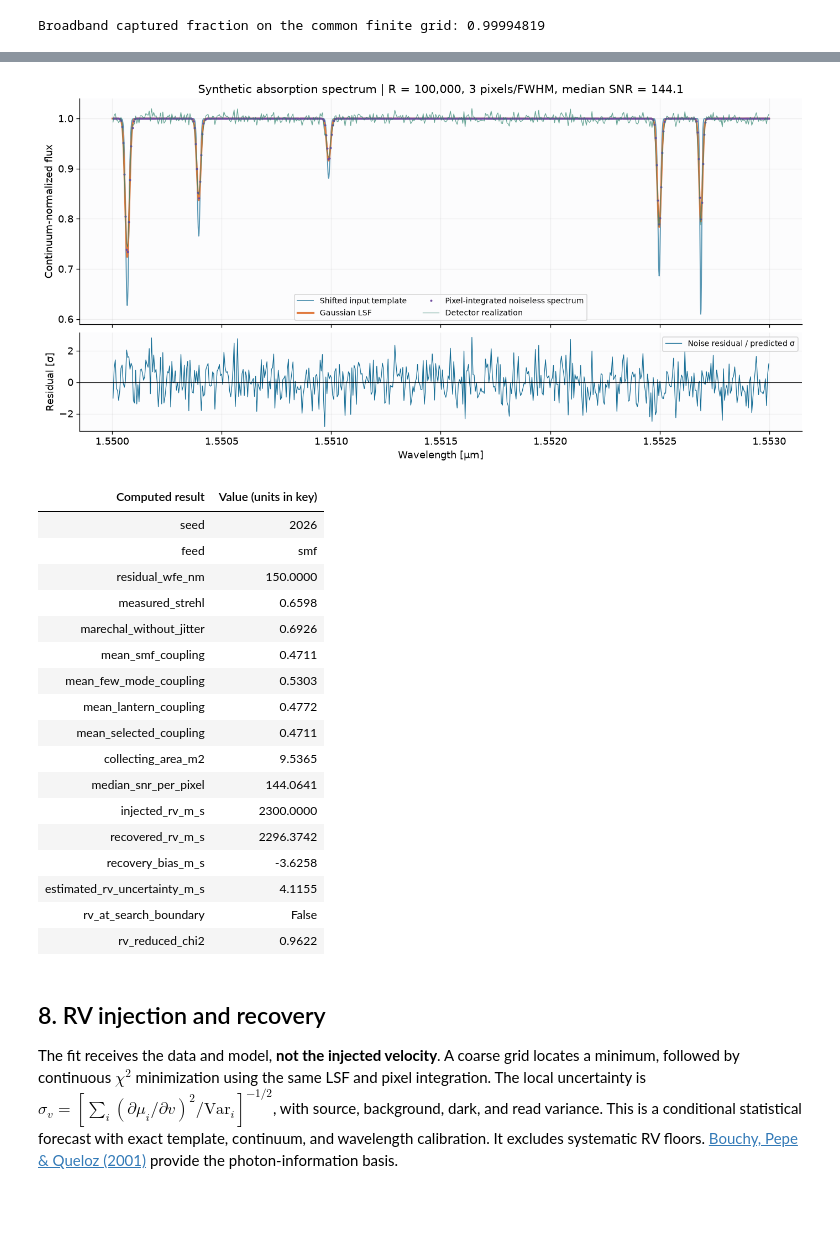
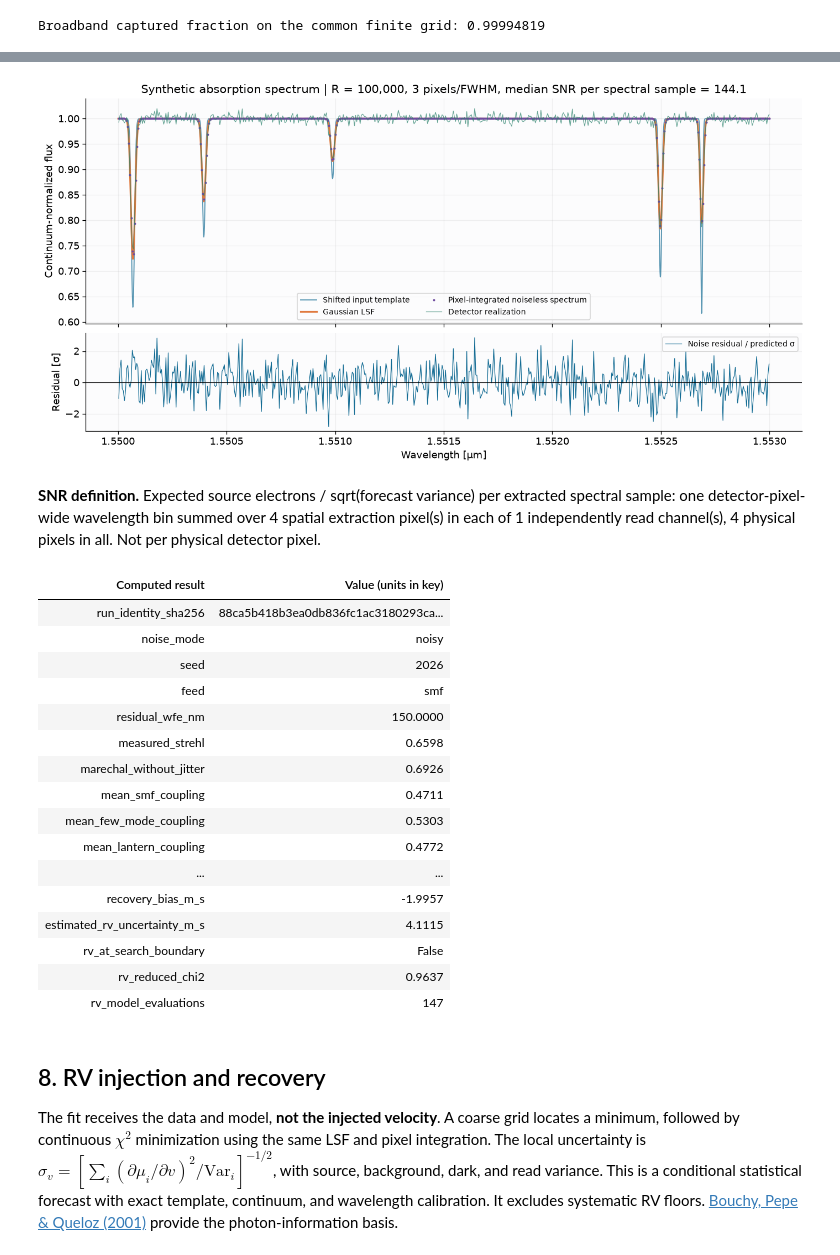
Before and after one commit to xhvoid/Astrophotonics, a Jupyter notebook: notebooks/eso_astrophotonics_showcase.ipynb, the cells around one changed output, grey strips where cells are left out. Drawn from its saved outputs; the diff is of its cells as text; code cells hidden in the pictures; blank space fills up the shorter version.

```diff
--- a/notebooks/eso_astrophotonics_showcase.ipynb
+++ b/notebooks/eso_astrophotonics_showcase.ipynb
@@ -322,26 +340,31 @@ known exactly in this synthetic example. SNR is **per detector pixel**.
 # %%
 baseline = run_simulation(cfg)
 save_result(baseline,RESULTS/'showcase_baseline')
 summary = baseline.summary()
 forward = baseline.spectral_model.evaluate(cfg.observation.injected_rv_m_s)
 model = baseline.spectral_model
 det = baseline.detector
 select = (model.wavelength_um >= 1.550) & (model.wavelength_um <= 1.553)
 highselect = (forward.highres_wavelength_um >= 1.550) & (forward.highres_wavelength_um <= 1.553)
 fig,axes=plt.subplots(2,1,figsize=(12,6),layout='constrained',sharex=True,gridspec_kw={'height_ratios':[2.3,1]})
 axes[0].plot(forward.highres_wavelength_um[highselect],forward.input_flux[highselect],lw=1.2,alpha=0.7,label='Shifted input template')
 axes[0].plot(forward.highres_wavelength_um[highselect],forward.convolved_flux[highselect],lw=2,label='Gaussian LSF')
 axes[0].plot(model.wavelength_um[select],forward.normalized_flux[select],'.',ms=3,label='Pixel-integrated noiseless spectrum')
 axes[0].plot(model.wavelength_um[select],(det.flux_e/det.continuum_e)[select],lw=0.8,alpha=0.7,label='Detector realization')
-axes[0].set(ylabel='Continuum-normalized flux',title=f'Synthetic absorption spectrum | R = {cfg.spectrograph.resolving_power:,.0f}, 3 pixels/FWHM, median SNR = {np.median(det.snr):.1f}')
+axes[0].set(ylabel='Continuum-normalized flux',title=f'Synthetic absorption spectrum | R = {cfg.spectrograph.resolving_power:,.0f}, {cfg.spectrograph.pixels_per_resolution_element:g} pixels/FWHM, median SNR per spectral sample = {np.median(det.snr):.1f}')
 axes[0].legend(ncol=2,fontsize=9)
 axes[1].plot(model.wavelength_um[select],((det.flux_e-det.expected_source_e)/np.sqrt(det.variance_e2))[select],lw=0.8,label='Noise residual / predicted σ')
 axes[1].axhline(0,color='black',lw=0.7);axes[1].set(xlabel='Wavelength [µm]',ylabel='Residual [σ]');axes[1].legend(fontsize=9)
 export(fig,'synthetic_observation')
-table([(key,f'{value:.4f}' if isinstance(value,float) else value) for key,value in summary.items() if key not in ['disclaimer','validation']],['Computed result','Value (units in key)'])
+display(Markdown(f'**SNR definition.** {summary["snr_definition"]}'))
+nested = ['disclaimer','validation','snr_definition','template','field_descriptions','spectrum_csv_columns']
+table([(key,f'{value:.4f}' if isinstance(value,float) else value) for key,value in summary.items() if key not in nested],['Computed result','Value (units in key)'])
 # %% [output]
-[figure, old version]
+[figure, new version]
+**SNR definition.** Expected source electrons / sqrt(forecast variance) per extracted spectral sample: one detector-pixel-wide wavelength bin summed over 4 spatial extraction pixel(s) in each of 1 independently read channel(s), 4 physical pixels in all. Not per physical detector pixel.
 | Computed result | Value (units in key) |
+| run_identity_sha256 | 88ca5b418b3ea0db836fc1ac3180293ca... |
+| noise_mode | noisy |
 | seed | 2026 |
 | feed | smf |
 | residual_wfe_nm | 150.0000 |
@@ -350,15 +373,12 @@ table([(key,f'{value:.4f}' if isinstance(value,float) else value) for key,value
 | mean_smf_coupling | 0.4711 |
 | mean_few_mode_coupling | 0.5303 |
 | mean_lantern_coupling | 0.4772 |
-| mean_selected_coupling | 0.4711 |
-| collecting_area_m2 | 9.5365 |
-| median_snr_per_pixel | 144.0641 |
-| injected_rv_m_s | 2300.0000 |
-| recovered_rv_m_s | 2296.3742 |
-| recovery_bias_m_s | -3.6258 |
-| estimated_rv_uncertainty_m_s | 4.1155 |
+| ... | ... |
+| recovery_bias_m_s | -1.9957 |
+| estimated_rv_uncertainty_m_s | 4.1115 |
 | rv_at_search_boundary | False |
-| rv_reduced_chi2 | 0.9622 |
+| rv_reduced_chi2 | 0.9637 |
+| rv_model_evaluations | 147 |
 # %% [markdown]
 ## 8. RV injection and recovery
 
```
Also changed, not shown: parts of 14 cells of this notebook, 50 other files.
